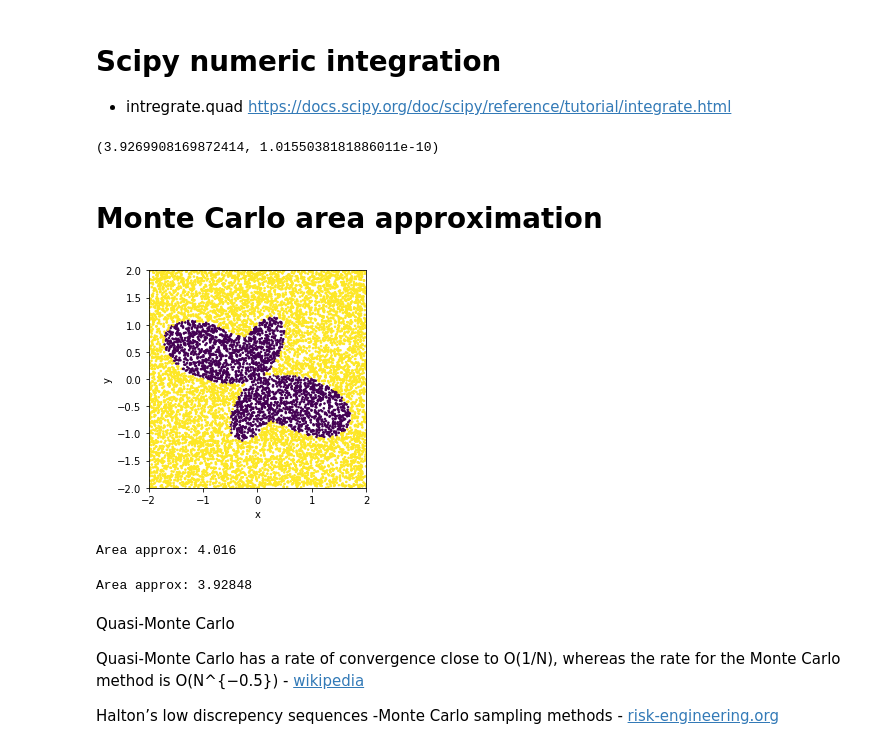
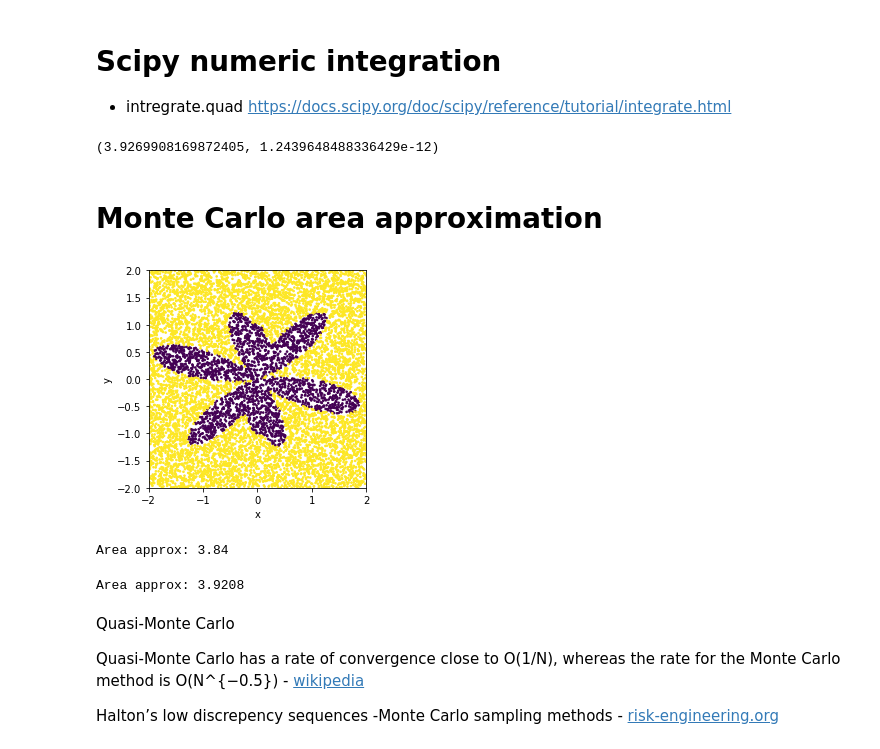
Before and after one commit to Adrian-ACI/MetNumUN2021II, a Jupyter notebook: Lab6/Group6MontecarloAreas.ipynb, the cells around one changed output. Saved outputs shown, nothing was run; the diff lists cells and outputs as text; code cells hidden in the pictures.

```diff
--- a/Lab6/Group6MontecarloAreas.ipynb
+++ b/Lab6/Group6MontecarloAreas.ipynb
@@ -180,10 +182,10 @@ $\displaystyle \frac{5 \pi}{4}$
 # %%
 import scipy.integrate as integrate
 import math
-result = integrate.quad(lambda theta: ((1/2)*(1- (math.cos(theta)* math.sin(3*theta)))**2), 0, 2*math.pi)
+result = integrate.quad(lambda theta: ((1/2)*(1- (math.cos(theta)* math.sin(6*theta)))**2), 0, 2*math.pi)
 result
 # %% [output]
-(3.9269908169872414, 1.0155038181886011e-10)
+(3.9269908169872405, 1.2439648488336429e-12)
 # %% [markdown]
 # Monte Carlo area approximation
 # %%
@@ -191,36 +193,36 @@ import random
 import matplotlib.pyplot as plt
 import math
 
 n=10000
 count = 0
 xlist=[]
 ylist=[]
 clist=[]
 for i in range(n):
   x=-2.0 + (4.0* random.random())
   y=-2.0 + (4.0* random.random())
   r = math.sqrt(x**2+y**2)
   theta = math.atan(y/x)
   c=1
-  if (r <  (1- math.cos(theta)* math.sin(3*theta))):
+  if (r <  (1- math.cos(theta)* math.sin(6*theta))):
     count = count +1
     c=0
   xlist.append(x)
   ylist.append(y)
   clist.append(c)
 # Matplotlib Scatter: Exercise-3 with Solution https://www.w3resource.com/graphics/matplotlib/scatter/matplotlib-scatter-exercise-3.php
 # How can I set the aspect ratio in matplotlib?: https://stackoverflow.com/questions/7965743/how-can-i-set-the-aspect-ratio-in-matplotlib
 plt.figure()
 plt.scatter( xlist, ylist,  c=clist,  s=2.5)
 plt.axis([-2.0, 2.0, -2.0, 2.0])
 plt.xlabel("x")
 plt.ylabel("y")
 plt.axes().set_aspect('equal')
 plt.show()
 print("Area approx:",(count/float(n))*16)
 # %% [output]
-[figure, old version]
+[figure, new version]
-Area approx: 4.016
+Area approx: 3.84
 # %%
 import random
 import matplotlib.pyplot as plt
@@ -233,11 +235,11 @@ for i in range(n):
   y=-2.0 + (4.0* random.random())
   r = math.sqrt(x**2+y**2)
   theta = math.atan(y/x)
-  if (r <  (1- math.cos(theta)* math.sin(3*theta))):
+  if (r <  (1- math.cos(theta)* math.sin(6*theta))):
     count = count +1
 print("Area approx:",(count/float(n))*16)
 # %% [output]
-Area approx: 3.92848
+Area approx: 3.9208
 # %% [markdown]
 Quasi-Monte Carlo
 
```
Also changed, not shown: parts of 4 cells of this notebook.
